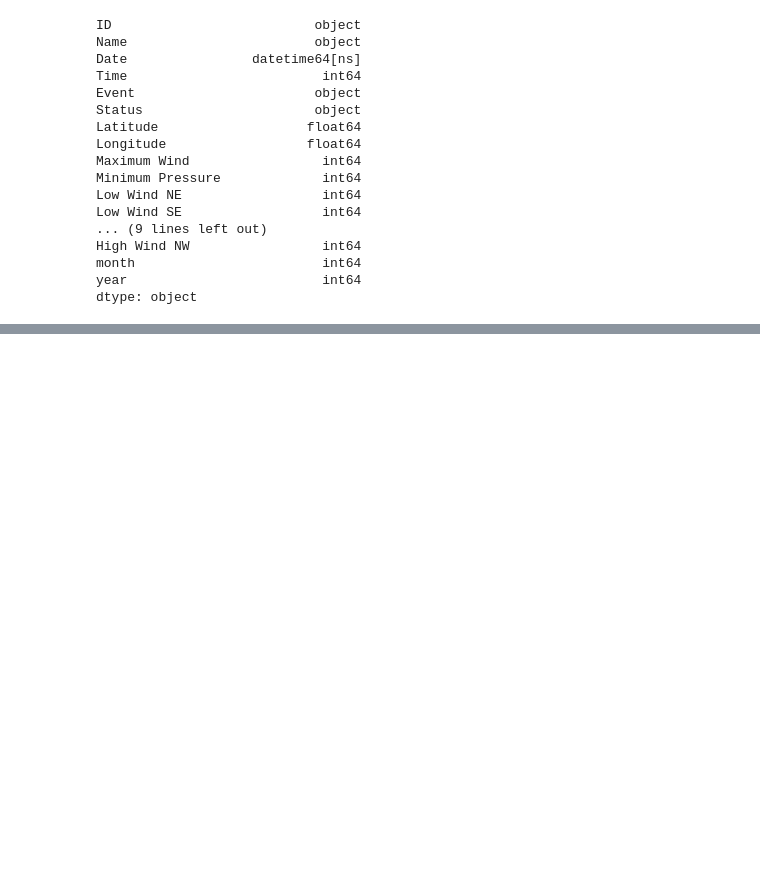
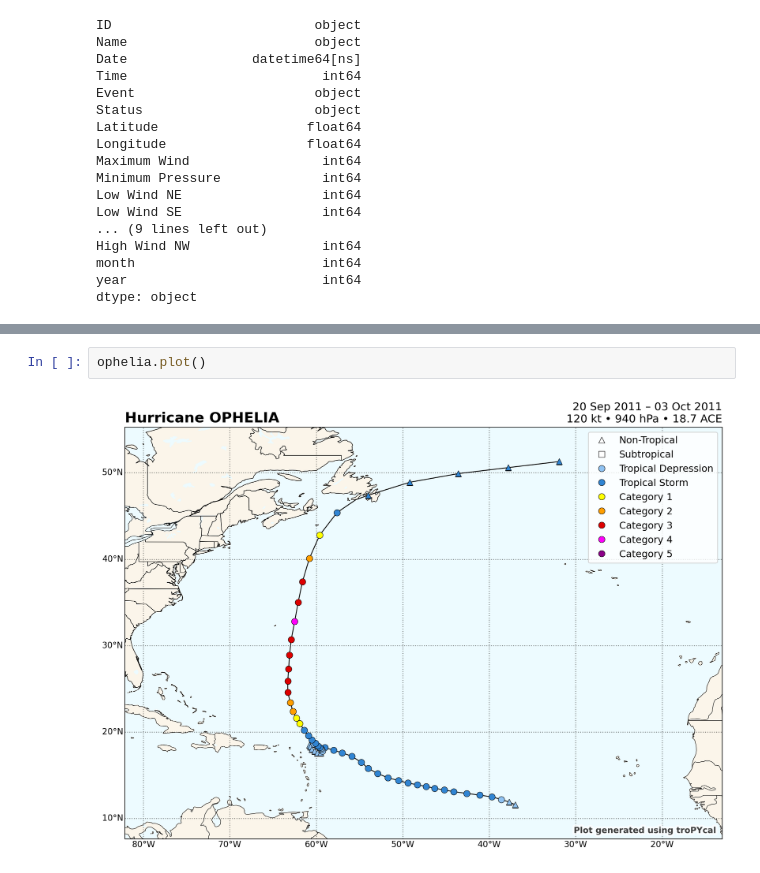
Before and after one commit to reneroliveira/Hurricane_Project, a Jupyter notebook: Exploratory_Data_Analysis.ipynb, the cells around one changed output, grey strips where cells are left out. Saved outputs shown, nothing was run; the diff lists cells and outputs as text; blank space fills up the shorter version.

```diff
--- a/Exploratory_Data_Analysis.ipynb
+++ b/Exploratory_Data_Analysis.ipynb
@@ -349,0 +353,4 @@ storm.plot()
+# %%
+ophelia.plot()
+# %% [output]
+[figure, added]
```
Also changed, not shown: parts of 4 cells of this notebook.
